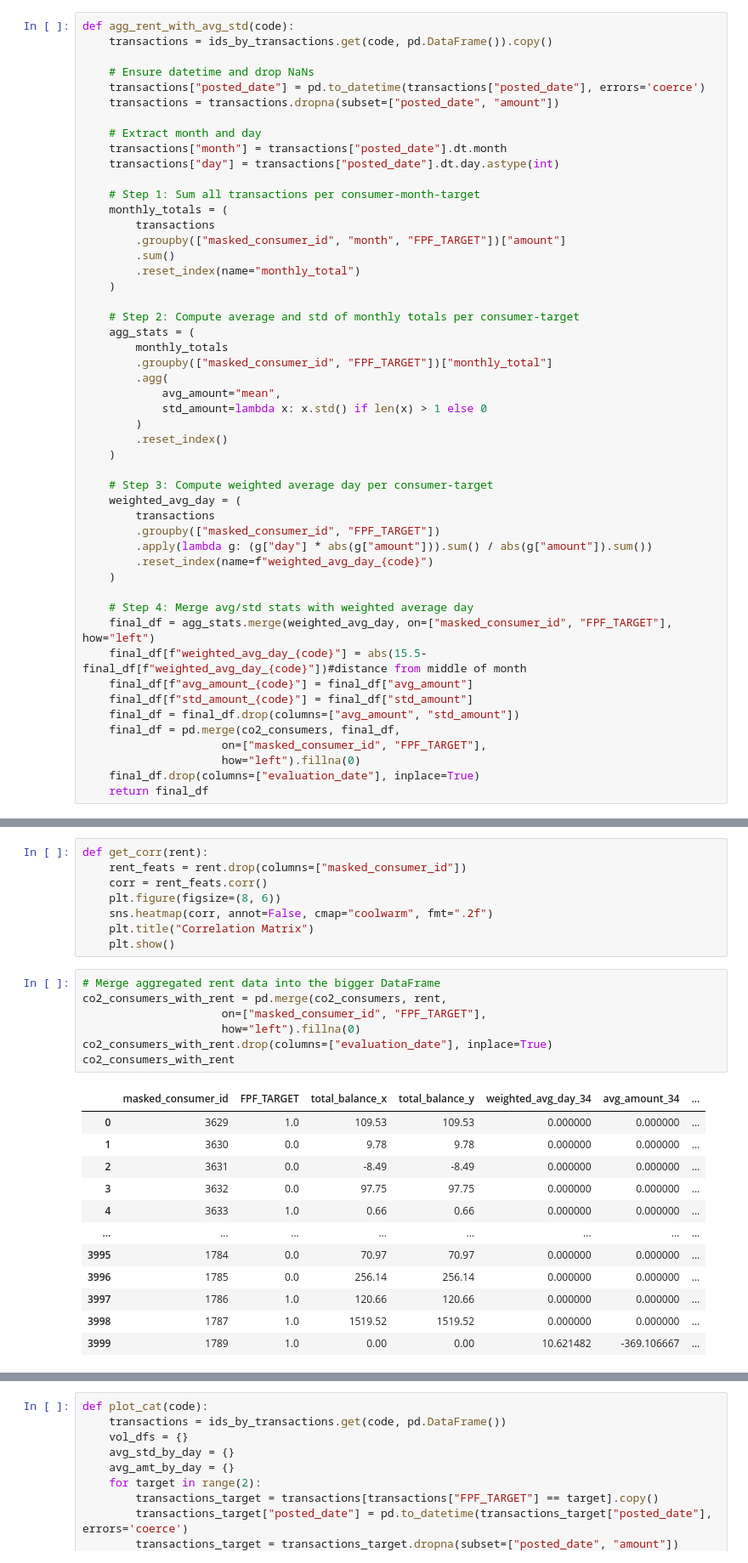
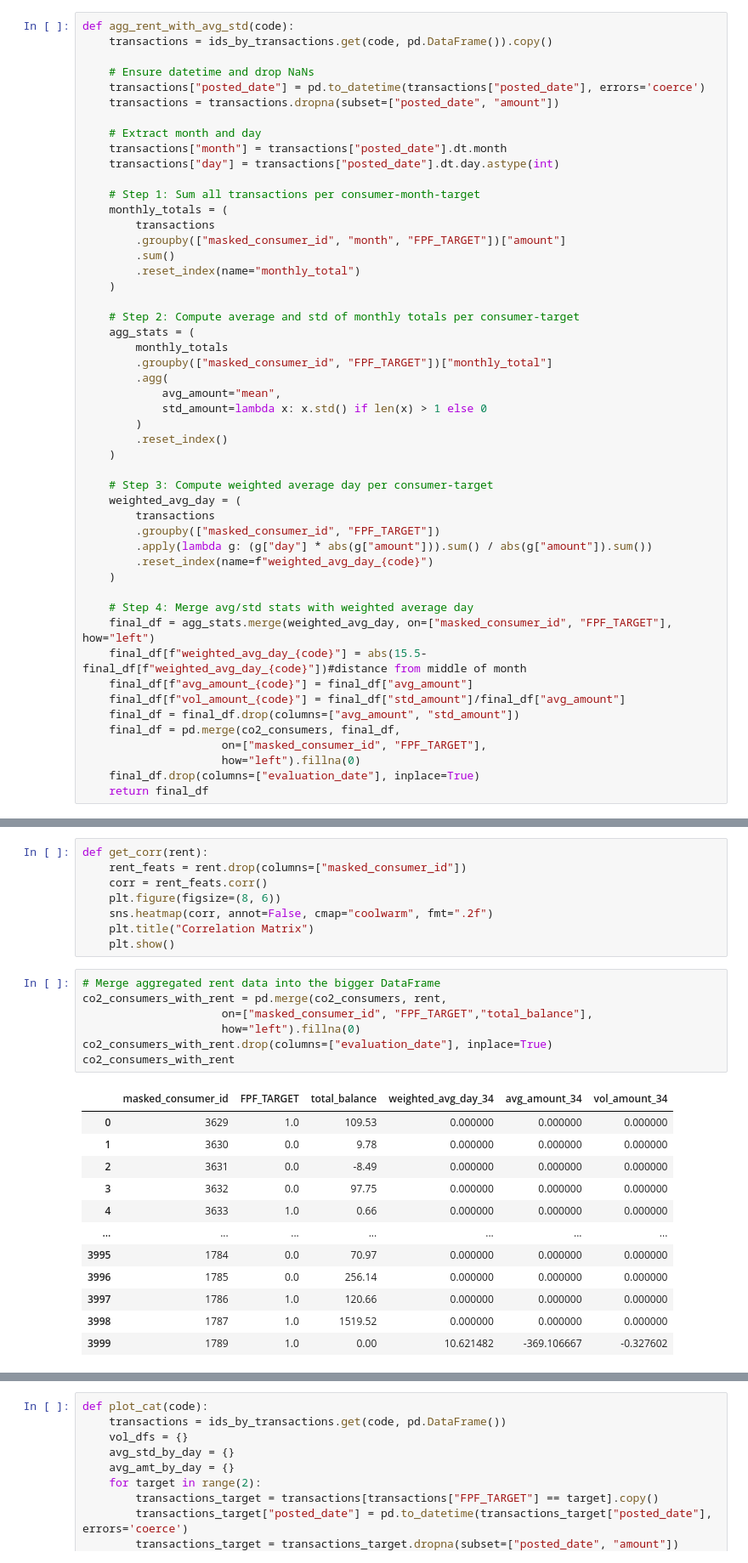
Before and after one commit to shsaha2024/mlc-sp25-car, a Jupyter notebook: baseline_shubham.ipynb, the cells around one changed output, grey strips where cells are left out. Shown at 85% size. Saved outputs shown, nothing was run; the diff lists cells and outputs as text.

```diff
--- a/baseline_shubham.ipynb
+++ b/baseline_shubham.ipynb
@@ -198,7 +198,7 @@ def agg_rent_with_avg_std(code):
     final_df = agg_stats.merge(weighted_avg_day, on=["masked_consumer_id", "FPF_TARGET"], how="left")
     final_df[f"weighted_avg_day_{code}"] = abs(15.5-final_df[f"weighted_avg_day_{code}"])#distance from middle of month
     final_df[f"avg_amount_{code}"] = final_df["avg_amount"]
-    final_df[f"std_amount_{code}"] = final_df["std_amount"]
+    final_df[f"vol_amount_{code}"] = final_df["std_amount"]/final_df["avg_amount"]
     final_df = final_df.drop(columns=["avg_amount", "std_amount"])
     final_df = pd.merge(co2_consumers, final_df,
                      on=["masked_consumer_id", "FPF_TARGET"],
@@ -306,20 +306,20 @@ def get_corr(rent):
 # %%
 # Merge aggregated rent data into the bigger DataFrame
 co2_consumers_with_rent = pd.merge(co2_consumers, rent,
-                     on=["masked_consumer_id", "FPF_TARGET"],
+                     on=["masked_consumer_id", "FPF_TARGET","total_balance"],
                      how="left").fillna(0)
 co2_consumers_with_rent.drop(columns=["evaluation_date"], inplace=True)
 co2_consumers_with_rent
 # %% [output]
-|  | masked_consumer_id | FPF_TARGET | total_balance_x | total_balance_y | weighted_avg_day_34 | avg_amount_34 | ... |
-| 0 | 3629 | 1.0 | 109.53 | 109.53 | 0.000000 | 0.000000 | ... |
-| 1 | 3630 | 0.0 | 9.78 | 9.78 | 0.000000 | 0.000000 | ... |
-| 2 | 3631 | 0.0 | -8.49 | -8.49 | 0.000000 | 0.000000 | ... |
-| 3 | 3632 | 0.0 | 97.75 | 97.75 | 0.000000 | 0.000000 | ... |
-| 4 | 3633 | 1.0 | 0.66 | 0.66 | 0.000000 | 0.000000 | ... |
-| ... | ... | ... | ... | ... | ... | ... | ... |
-| 3995 | 1784 | 0.0 | 70.97 | 70.97 | 0.000000 | 0.000000 | ... |
-| 3996 | 1785 | 0.0 | 256.14 | 256.14 | 0.000000 | 0.000000 | ... |
-| 3997 | 1786 | 1.0 | 120.66 | 120.66 | 0.000000 | 0.000000 | ... |
-| 3998 | 1787 | 1.0 | 1519.52 | 1519.52 | 0.000000 | 0.000000 | ... |
-| 3999 | 1789 | 1.0 | 0.00 | 0.00 | 10.621482 | -369.106667 | ... |
+|  | masked_consumer_id | FPF_TARGET | total_balance | weighted_avg_day_34 | avg_amount_34 | vol_amount_34 |
+| 0 | 3629 | 1.0 | 109.53 | 0.000000 | 0.000000 | 0.000000 |
+| 1 | 3630 | 0.0 | 9.78 | 0.000000 | 0.000000 | 0.000000 |
+| 2 | 3631 | 0.0 | -8.49 | 0.000000 | 0.000000 | 0.000000 |
+| 3 | 3632 | 0.0 | 97.75 | 0.000000 | 0.000000 | 0.000000 |
+| 4 | 3633 | 1.0 | 0.66 | 0.000000 | 0.000000 | 0.000000 |
+| ... | ... | ... | ... | ... | ... | ... |
+| 3995 | 1784 | 0.0 | 70.97 | 0.000000 | 0.000000 | 0.000000 |
+| 3996 | 1785 | 0.0 | 256.14 | 0.000000 | 0.000000 | 0.000000 |
+| 3997 | 1786 | 1.0 | 120.66 | 0.000000 | 0.000000 | 0.000000 |
+| 3998 | 1787 | 1.0 | 1519.52 | 0.000000 | 0.000000 | 0.000000 |
+| 3999 | 1789 | 1.0 | 0.00 | 10.621482 | -369.106667 | -0.327602 |
```
Also changed, not shown: parts of 12 cells of this notebook, 2 other files.
